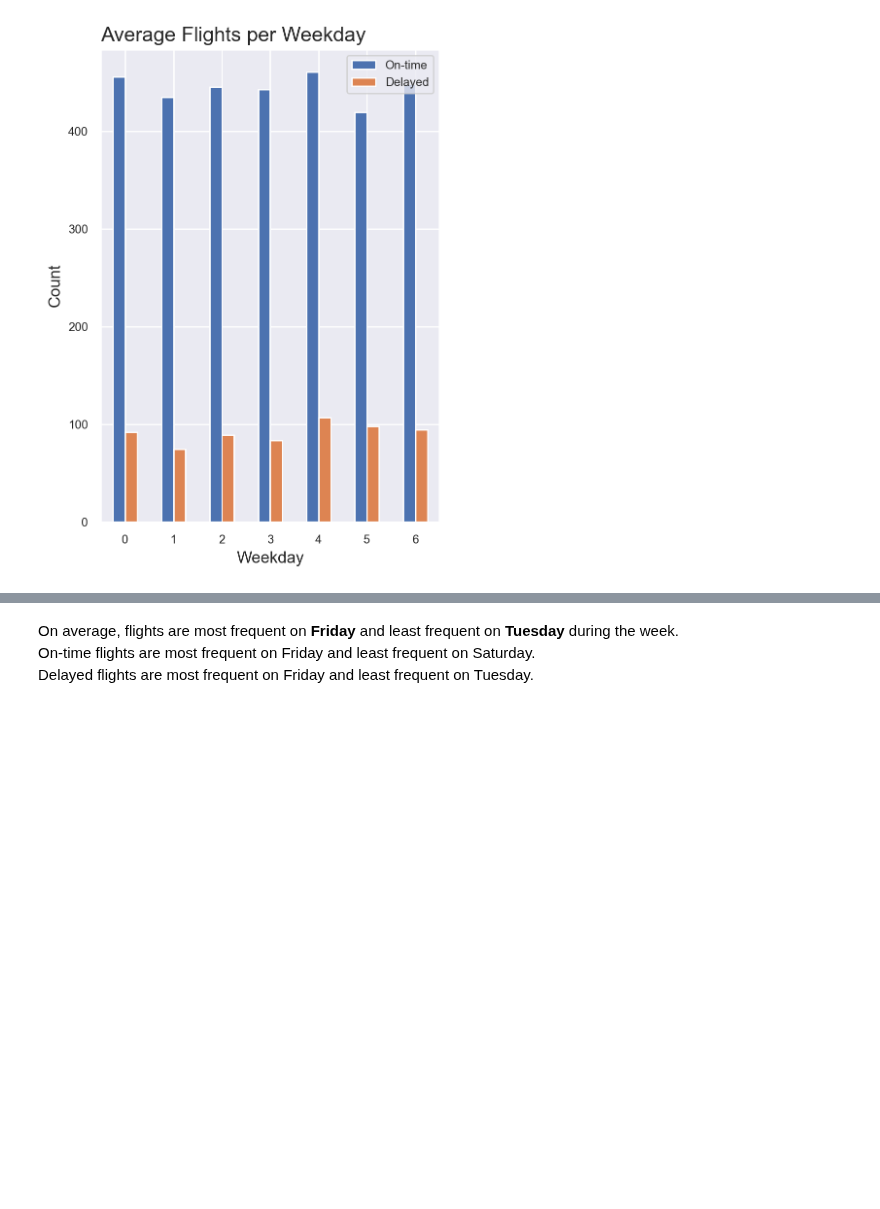
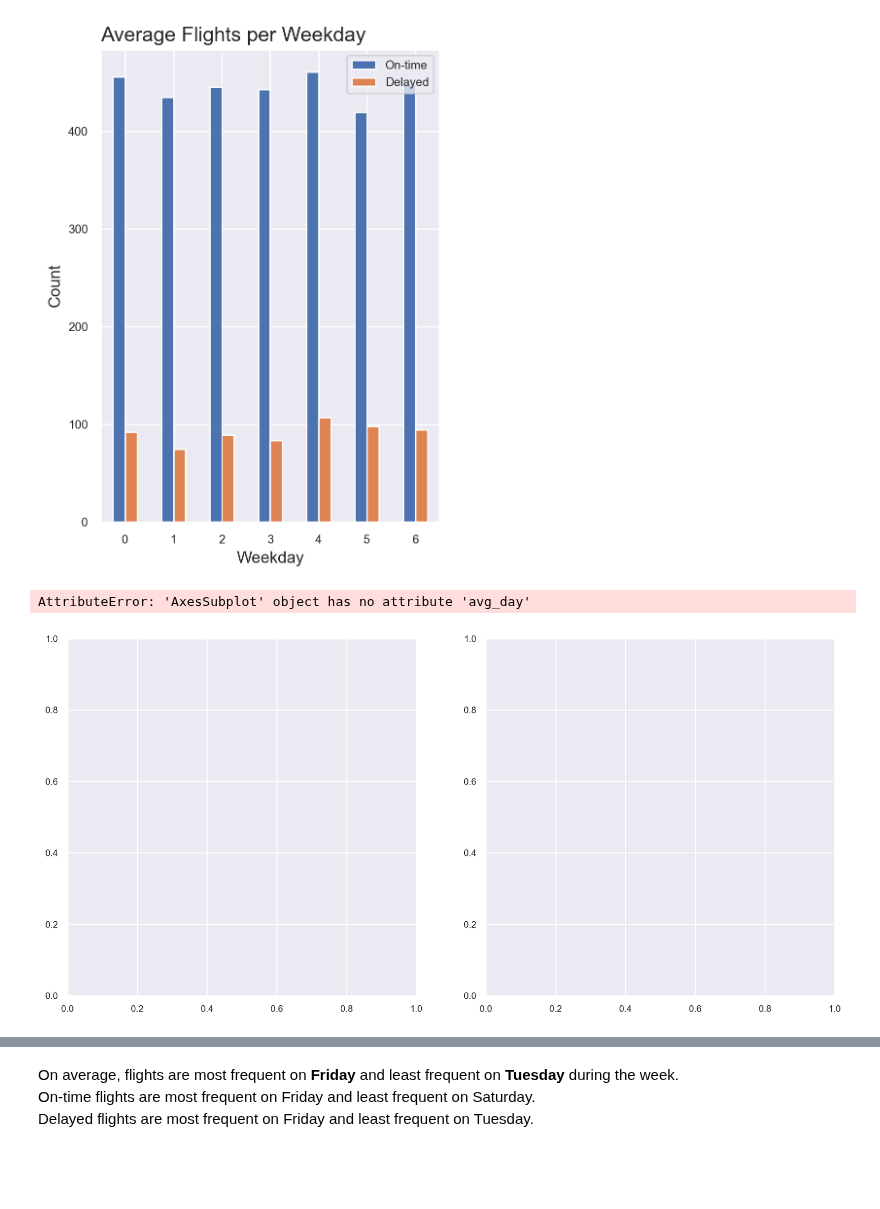
Before and after one commit to fedfioravanti/General_Assembly_Capstone, a Jupyter notebook: GA_Capstone_02_EDA.ipynb, the cells around one changed output, grey strips where cells are left out. Drawn from its saved outputs; the diff is of its cells as text; code cells hidden in the pictures; blank space fills up the shorter version.

```diff
--- a/GA_Capstone_02_EDA.ipynb
+++ b/GA_Capstone_02_EDA.ipynb
@@ -318,3 +318,19 @@ plt.legend(labels = legend_labels, loc = 'upper right')
 plt.show()
 # %% [output]
 [figure]
+# %%
+fig, ax = plt.subplots(ncols = 2, nrows = 1, figsize = (12,6))
+
+ax[0].avg_day.unstack().plot(kind='bar', rot=0, figsize=(4,6))
+ax[0].plt.title('Average Flights per Weekday', loc='left', fontsize = 15)
+ax[0].plt.ylabel('Count', fontsize = 12)
+ax[0].plt.xlabel('Weekday', fontsize = 12)
+
+ax[0].legend_labels = ['On-time', 'Delayed']
+ax[0].plt.legend(labels = legend_labels, loc = 'upper right')
+
+
+plt.show()
+# %% [output]
+AttributeError: 'AxesSubplot' object has no attribute 'avg_day'
+[figure, added]
```
Also changed, not shown: parts of 1 cell of this notebook, 1 other file.
